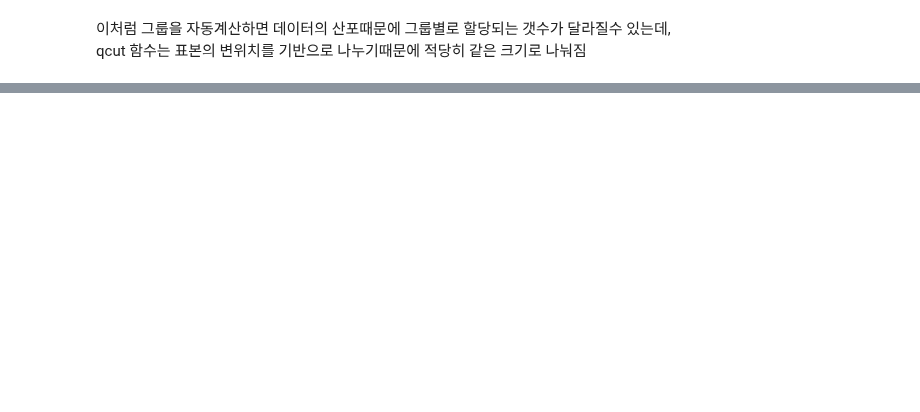
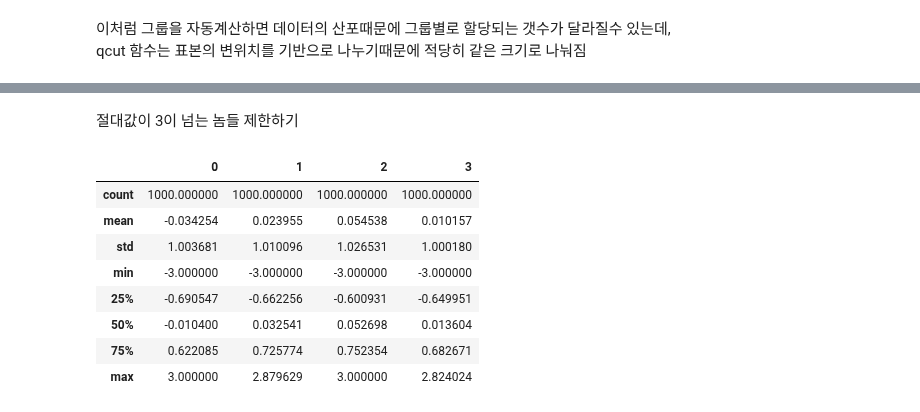
Before and after one commit to Suhwan-Ji/Study_DataScience, a Jupyter notebook: DataAnalysis/Ch07. 데이터 정제 및 준비.ipynb, the cells around one changed output, grey strips where cells are left out. Saved outputs shown, nothing was run; the diff lists cells and outputs as text; code cells hidden in the pictures; blank space fills up the shorter version.

```diff
--- a/DataAnalysis/Ch07. 데이터 정제 및 준비.ipynb
+++ b/DataAnalysis/Ch07. 데이터 정제 및 준비.ipynb
@@ -616,0 +669,16 @@ dtype: int64
+# %% [markdown]
+절대값이 3이 넘는 놈들 제한하기
+# %%
+data[(np.abs(data)>3)] = np.sign(data) *3
+# 슬라이싱 한놈은 원본의 투영이니까 이런게 가능한듯
+data.describe()
+# %% [output]
+|  | 0 | 1 | 2 | 3 |
+| count | 1000.000000 | 1000.000000 | 1000.000000 | 1000.000000 |
+| mean | -0.034254 | 0.023955 | 0.054538 | 0.010157 |
+| std | 1.003681 | 1.010096 | 1.026531 | 1.000180 |
+| min | -3.000000 | -3.000000 | -3.000000 | -3.000000 |
+| 25% | -0.690547 | -0.662256 | -0.600931 | -0.649951 |
+| 50% | -0.010400 | 0.032541 | 0.052698 | 0.013604 |
+| 75% | 0.622085 | 0.725774 | 0.752354 | 0.682671 |
+| max | 3.000000 | 2.879629 | 3.000000 | 2.824024 |
```
Also changed, not shown: parts of 22 cells of this notebook.
